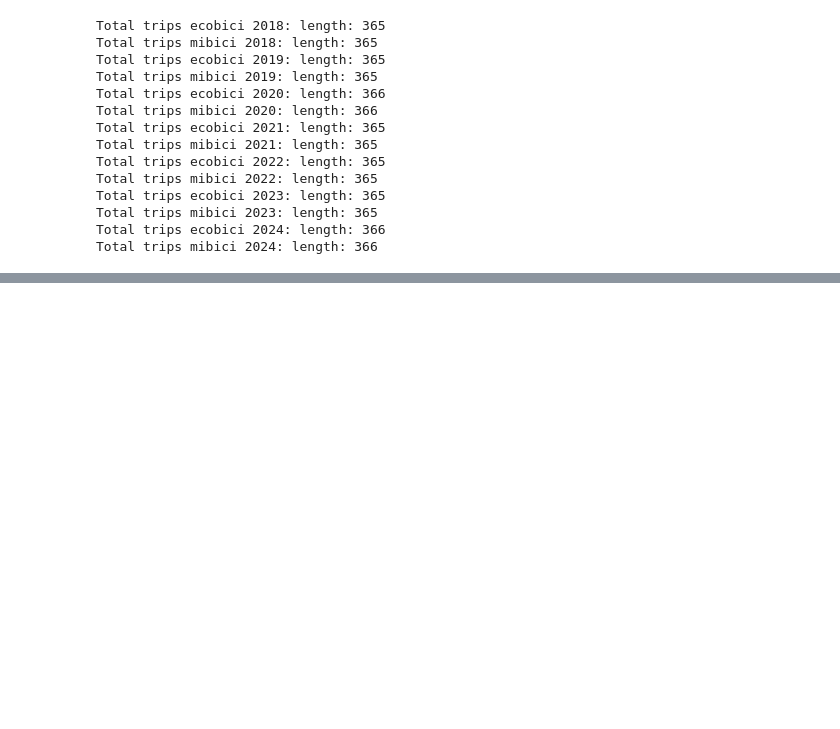
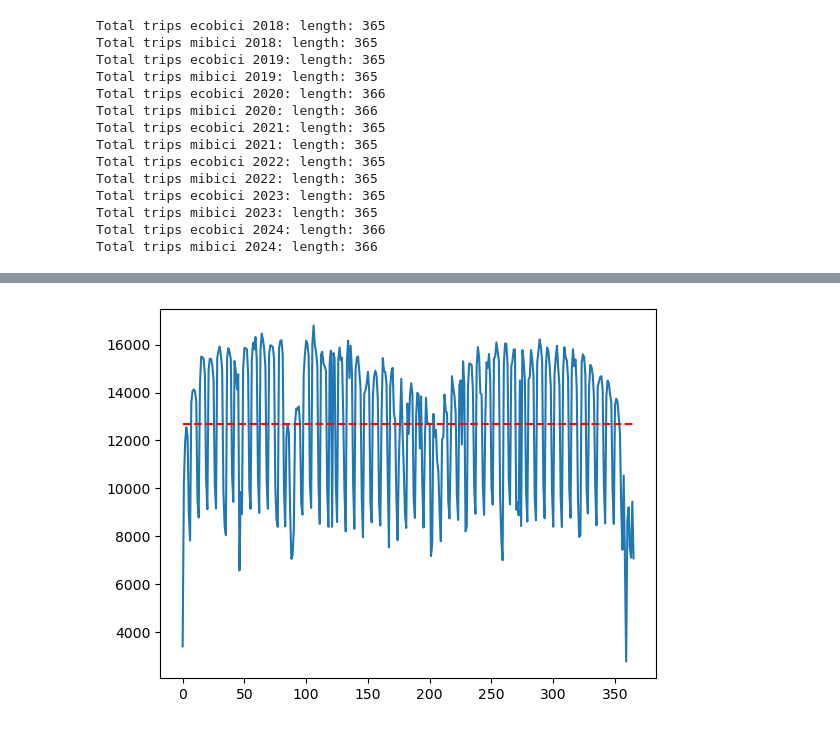
Before and after one commit to angelmdezhdez/thesis, a Jupyter notebook: review_dates.ipynb, the cells around one changed output, grey strips where cells are left out. Saved outputs shown, nothing was run; the diff lists cells and outputs as text; code cells hidden in the pictures; blank space fills up the shorter version.

```diff
--- a/review_dates.ipynb
+++ b/review_dates.ipynb
@@ -292,0 +424,6 @@ Total trips mibici 2024: length: 366
+# %%
+plt.plot(total_trips_24_mibici)
+plt.hlines(mean_trips_mibici, xmin=0, xmax=len(total_trips_24_mibici)-1, colors='r', linestyles='dashed')
+plt.show()
+# %% [output]
+[figure, added]
```
Also changed, not shown: parts of 29 cells of this notebook, 10 other files.
